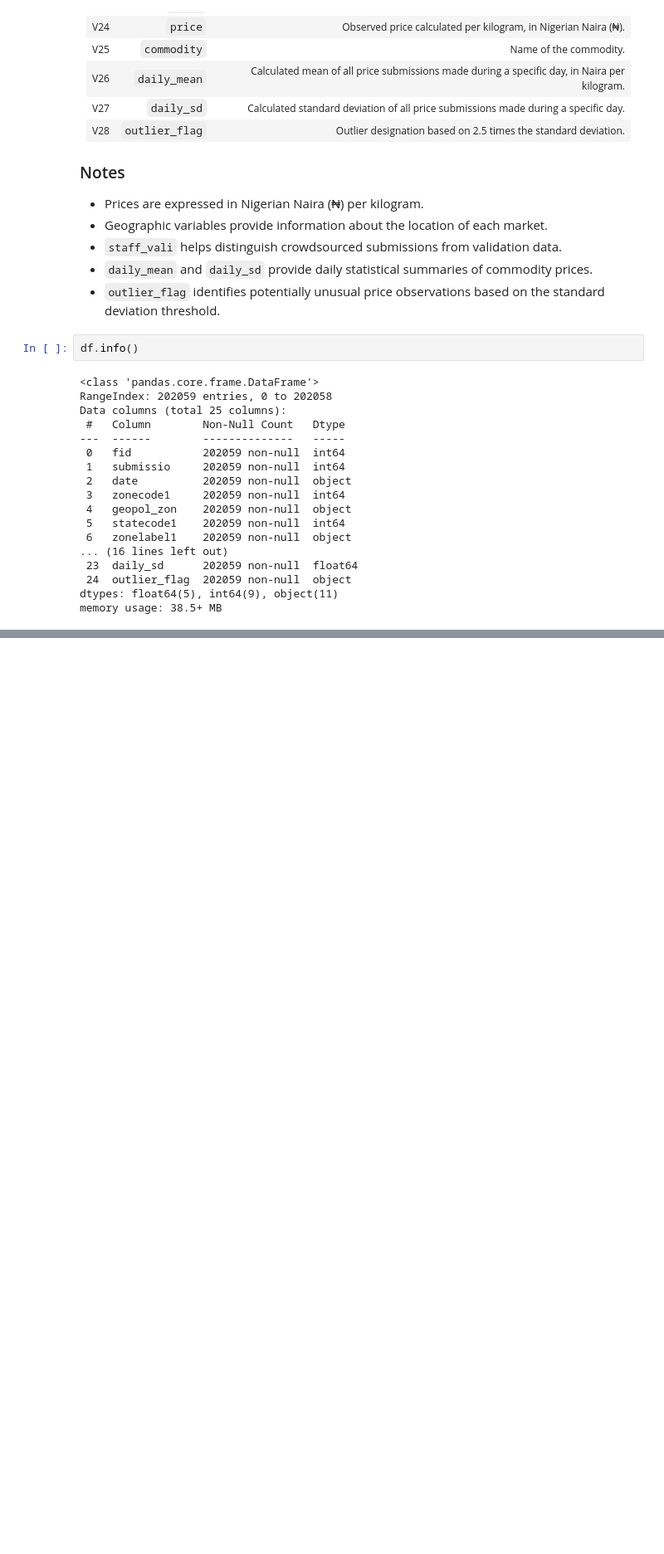
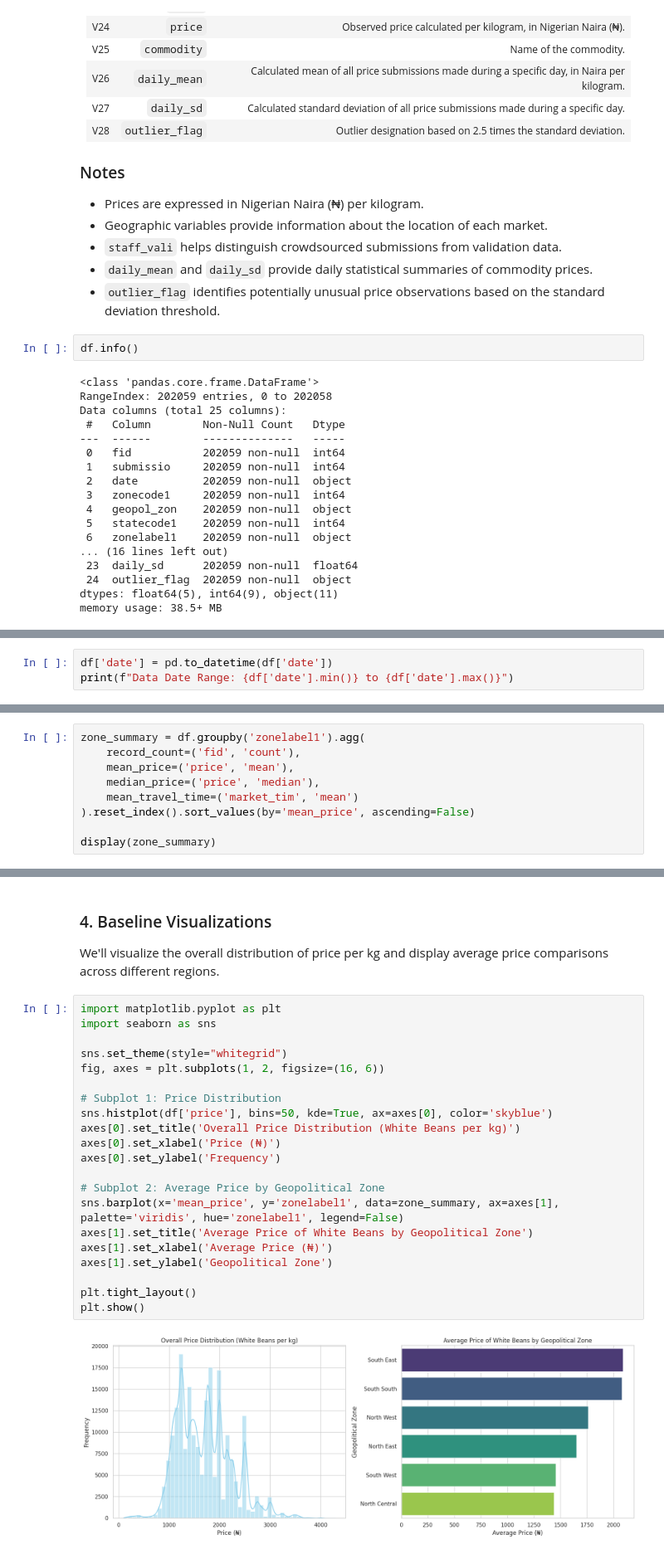
Before and after one commit to starsyntaxx/MarketIQ, a Jupyter notebook: notebooks/01_data_understanding.ipynb, the cells around one changed output, grey strips where cells are left out. Shown at 83% size. Drawn from its saved outputs; the diff is of its cells as text; blank space fills up the shorter version.

```diff
--- a/notebooks/01_data_understanding.ipynb
+++ b/notebooks/01_data_understanding.ipynb
@@ -145,0 +147,3 @@ df.describe()
+# %%
+df['date'] = pd.to_datetime(df['date'])
+print(f"Data Date Range: {df['date'].min()} to {df['date'].max()}")
@@ -145,0 +166,9 @@ df.describe()
+# %%
+zone_summary = df.groupby('zonelabel1').agg(
+    record_count=('fid', 'count'),
+    mean_price=('price', 'mean'),
+    median_price=('price', 'median'),
+    mean_travel_time=('market_tim', 'mean')
+).reset_index().sort_values(by='mean_price', ascending=False)
+
+display(zone_summary)
@@ -145,0 +183,26 @@ df.describe()
+# %% [markdown]
+### 4. Baseline Visualizations
+We'll visualize the overall distribution of price per kg and display average price comparisons across different regions.
+# %%
+import matplotlib.pyplot as plt
+import seaborn as sns
+
+sns.set_theme(style="whitegrid")
+fig, axes = plt.subplots(1, 2, figsize=(16, 6))
+
+# Subplot 1: Price Distribution
+sns.histplot(df['price'], bins=50, kde=True, ax=axes[0], color='skyblue')
+axes[0].set_title('Overall Price Distribution (White Beans per kg)')
+axes[0].set_xlabel('Price (₦)')
+axes[0].set_ylabel('Frequency')
+
+# Subplot 2: Average Price by Geopolitical Zone
+sns.barplot(x='mean_price', y='zonelabel1', data=zone_summary, ax=axes[1], palette='viridis', hue='zonelabel1', legend=False)
+axes[1].set_title('Average Price of White Beans by Geopolitical Zone')
+axes[1].set_xlabel('Average Price (₦)')
+axes[1].set_ylabel('Geopolitical Zone')
+
+plt.tight_layout()
+plt.show()
+# %% [output]
+[figure, added]
```
Also changed, not shown: parts of 7 cells of this notebook.
